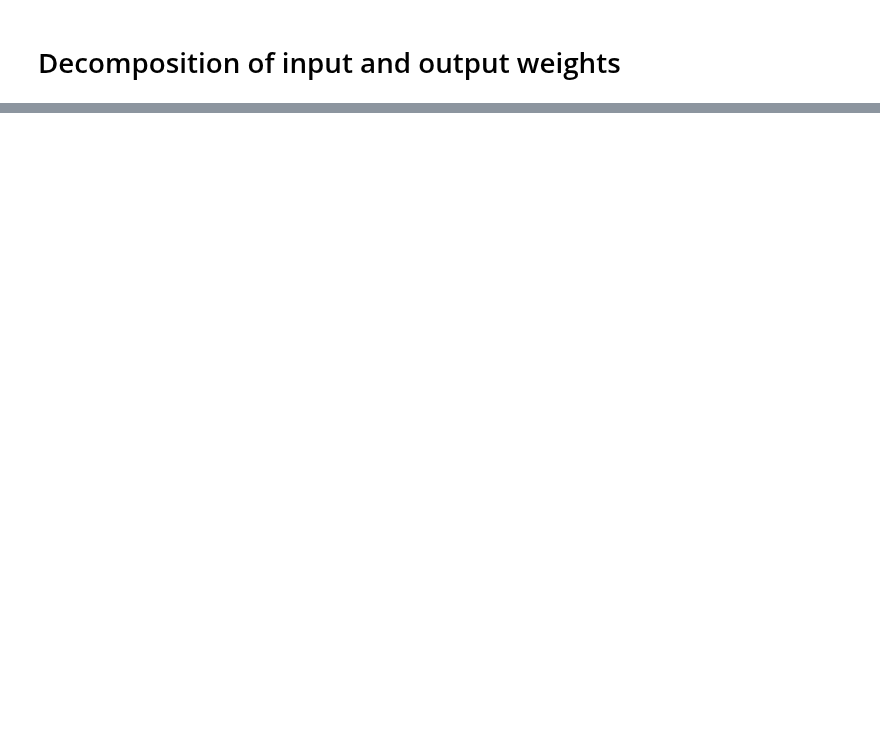
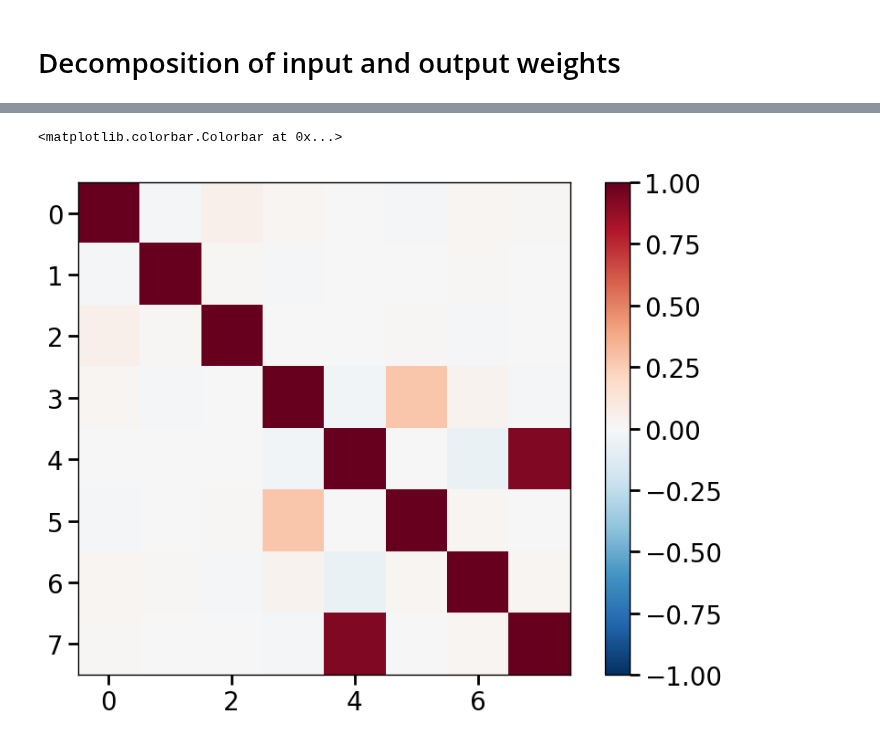
Before and after one commit to slenderham/what-where-task-analysis, a Jupyter notebook: rnn/network_analysis.ipynb, the cells around one changed output, grey strips where cells are left out. Cells and saved outputs as stored; diff of their text form; code cells hidden in the pictures; blank space fills up the shorter version.

```diff
--- a/rnn/network_analysis.ipynb
+++ b/rnn/network_analysis.ipynb
@@ -221,7 +223,2 @@ plt.imshow(all_models[4].plasticity.effective_lr().detach(),  cmap='RdBu_r', nor
 # %% [markdown]
 # Decomposition of input and output weights
-# %%
-all_model_input_weights = []
-
-for mdl in all_models:
-    all_model_input_weights.append(mdl.rnn.x2h['stimulus'].effective_weight().detach())
@@ -227,0 +296,14 @@ for mdl in all_models:
+# %%
+all_model_bases =np.concatenate([all_model_inputs_effective,
+                                         all_model_outputs_effective,
+                                         all_model_action_feedback_weights_effective,
+                                         all_model_reward_weights_effective,
+                                         all_model_fixation_weights], axis=-1)
+
+all_model_bases = all_model_bases / (np.linalg.norm(all_model_bases, axis=1, keepdims=True)+1e-10)
+
+plt.imshow(np.mean([np.corrcoef(all_model_bases[i].T) for i in range(8)], 0), cmap='RdBu_r', vmin=-1, vmax=1)
+plt.colorbar()
+# %% [output]
+<matplotlib.colorbar.Colorbar at 0x...>
+[figure, added]
```
Also changed, not shown: parts of 15 cells of this notebook, 3 other files.
